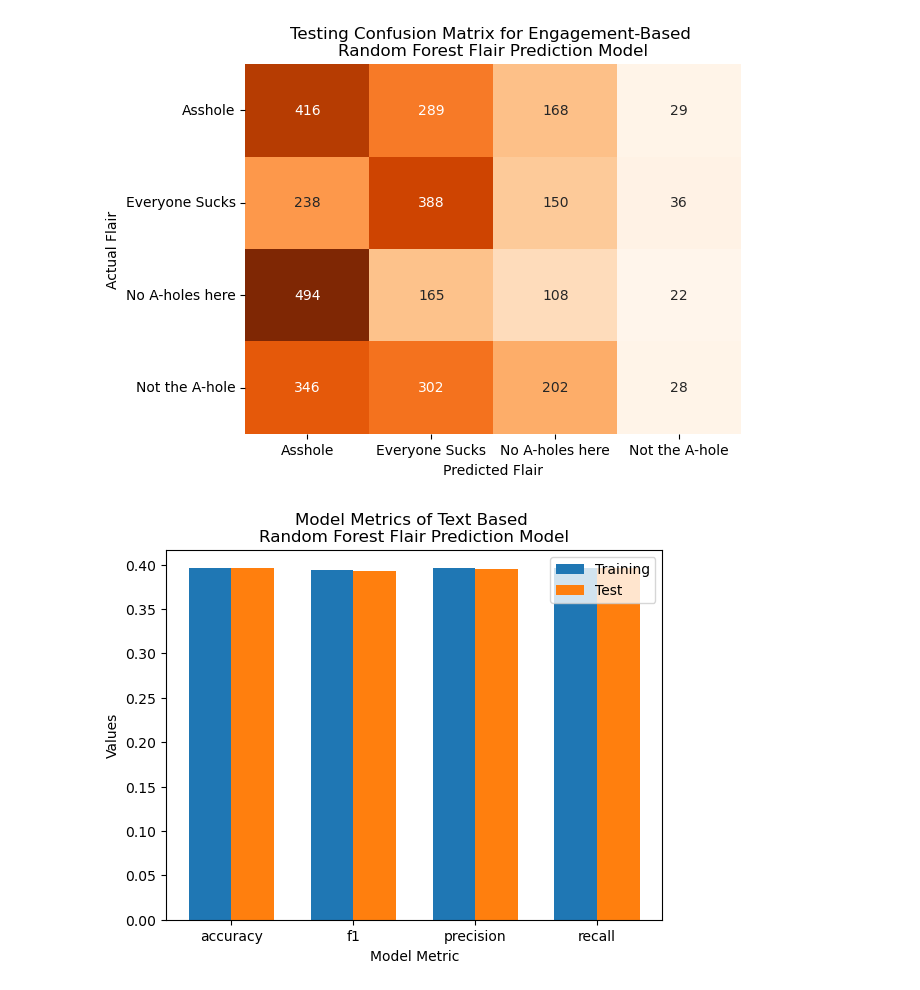
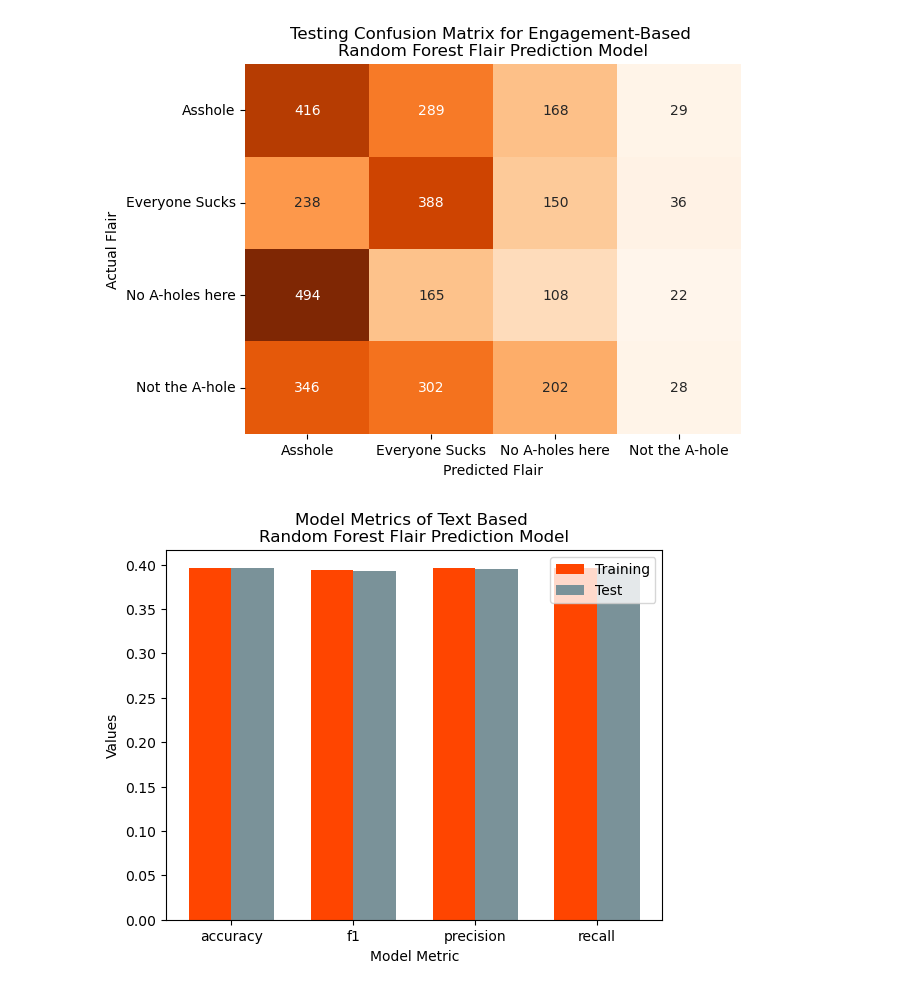
Before and after one commit to gu-dsan6000/fall-2023-reddit-project-team-17, a Jupyter notebook: code/project-ml/project-ml-aita-flair-prediction-viz.ipynb, the cells around one changed output. Drawn from its saved outputs; the diff is of its cells as text; code cells hidden in the pictures.

Commit message:
modified colors

```diff
--- a/code/project-ml/project-ml-aita-flair-prediction-viz.ipynb
+++ b/code/project-ml/project-ml-aita-flair-prediction-viz.ipynb
@@ -86,24 +86,24 @@ plt.show()
 # %%
 # Model Metrics for Engagement Based Model
 df = pd.read_csv("../../data/ml-data/flair-engagement-model-metrics-df.csv", index_col=0)
 df.reset_index(inplace = True)
 
 # Plotting
 fig, ax = plt.subplots()
 bar_width = 0.35
 index = np.arange(len(df['index']))
 
-bar1 = ax.bar(index, df['training'], bar_width, label='Training')
-bar2 = ax.bar(index + bar_width, df['test'], bar_width, label='Test')
+bar1 = ax.bar(index, df['training'], bar_width, label='Training', color = '#ff4500')
+bar2 = ax.bar(index + bar_width, df['test'], bar_width, label='Test', color = '#7a9299')
 
 # Customize the chart
 ax.set_xlabel('Model Metric')
 ax.set_ylabel('Values')
 ax.set_title('Model Metrics of Text Based \nRandom Forest Flair Prediction Model')
 ax.set_xticks(index + bar_width / 2)
 ax.set_xticklabels(df['index'])
 ax.legend()
 plt.savefig("../../website-source/img/ml-plots/flair-engagement-model-metrics-plot.png")
 plt.show()
 # %% [output]
-[figure, old version]
+[figure, new version]
```
Also changed, not shown: parts of 1 cell of this notebook, 2 other files.
